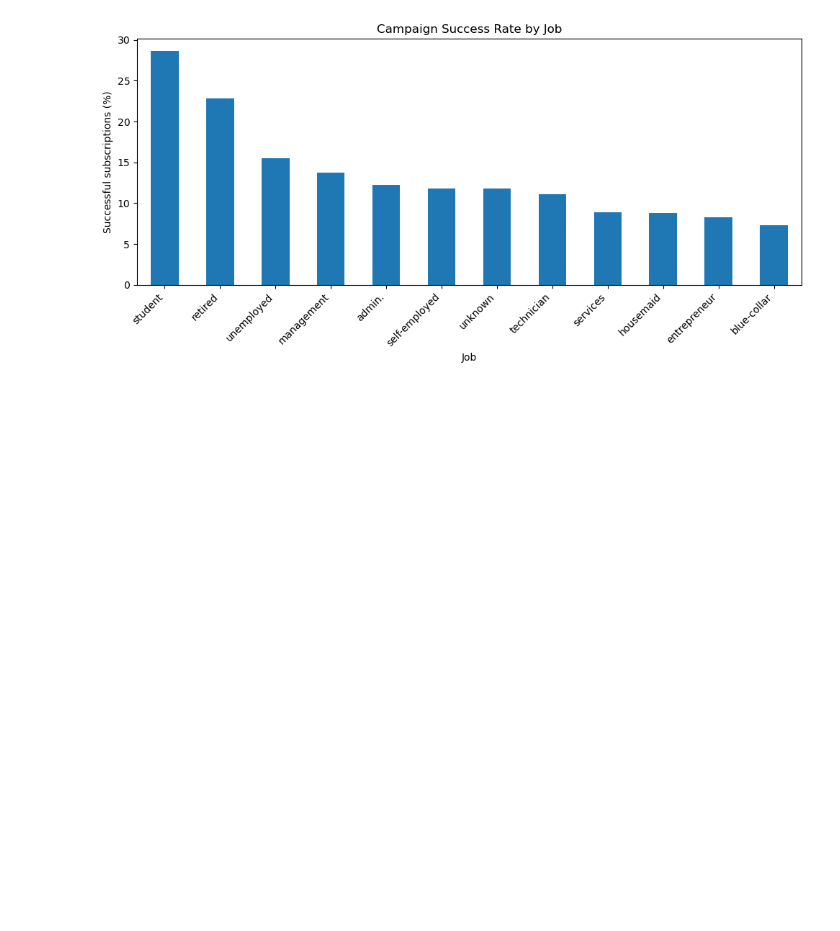
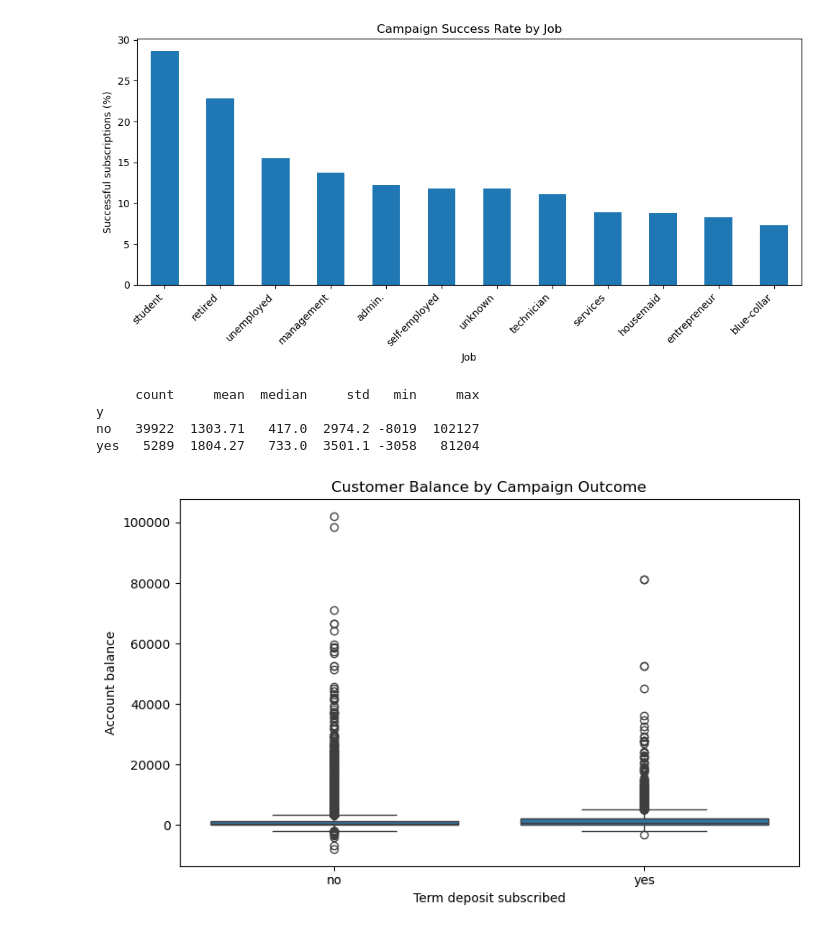
Before and after one commit to 2026617-ops/HDipData_STATS_CA1, a Jupyter notebook: Stats- HDip DBA Sept-26_2026617_CA-1.ipynb, the cells around one changed output. Saved outputs shown, nothing was run; the diff lists cells and outputs as text; code cells hidden in the pictures; blank space fills up the shorter version.

```diff
--- a/Stats- HDip DBA Sept-26_2026617_CA-1.ipynb
+++ b/Stats- HDip DBA Sept-26_2026617_CA-1.ipynb
@@ -276,3 +271,24 @@ plt.tight_layout()
 plt.show()
 # %% [output]
 [figure]
+# %%
+balance_by_outcome = df.groupby("y")["balance"].agg(["count", "mean", "median", "std", "min", "max"])
+print(balance_by_outcome.round(2))
+# %% [output]
+     count     mean  median     std   min     max
+y
+no   39922  1303.71   417.0  2974.2 -8019  102127
+yes   5289  1804.27   733.0  3501.1 -3058   81204
+# %%
+plt.figure(figsize=(8, 5))
+
+sns.boxplot(data=df, x="y", y="balance", showfliers=True)
+
+plt.title("Customer Balance by Campaign Outcome")
+plt.xlabel("Term deposit subscribed")
+plt.ylabel("Account balance")
+
+plt.tight_layout()
+plt.show()
+# %% [output]
+[figure, added]
```
Also changed, not shown: parts of 2 cells of this notebook.
